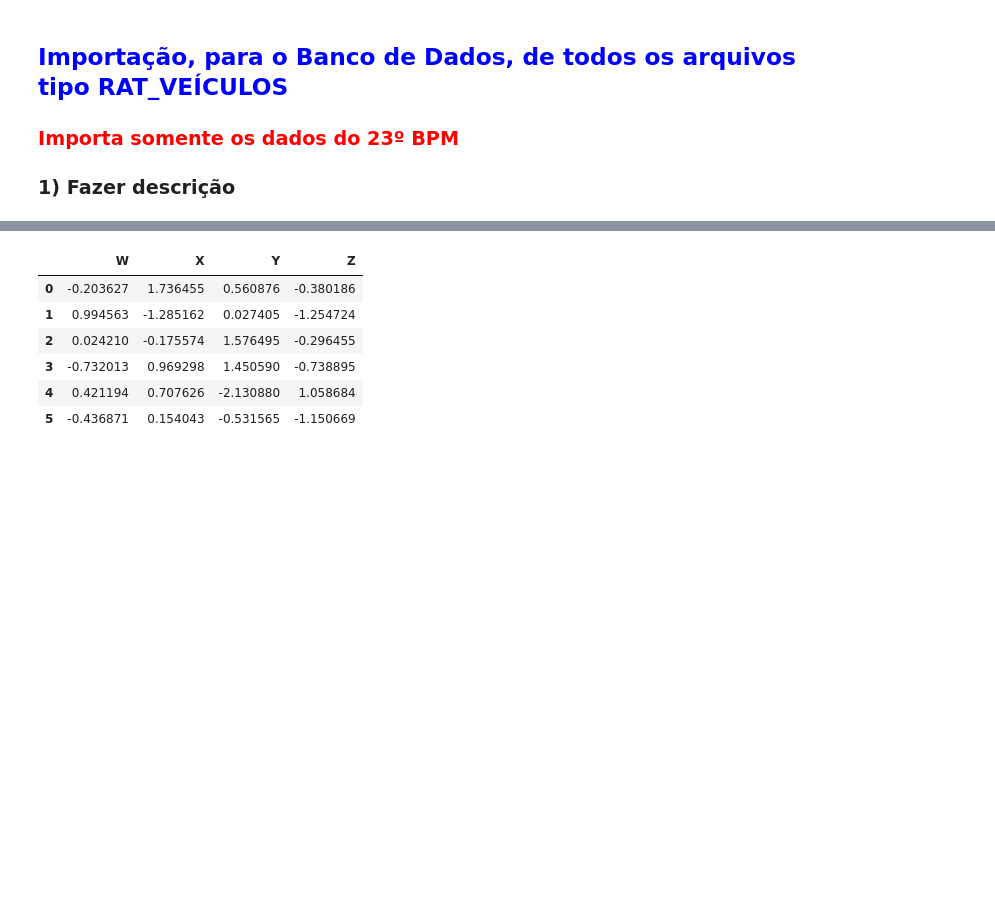
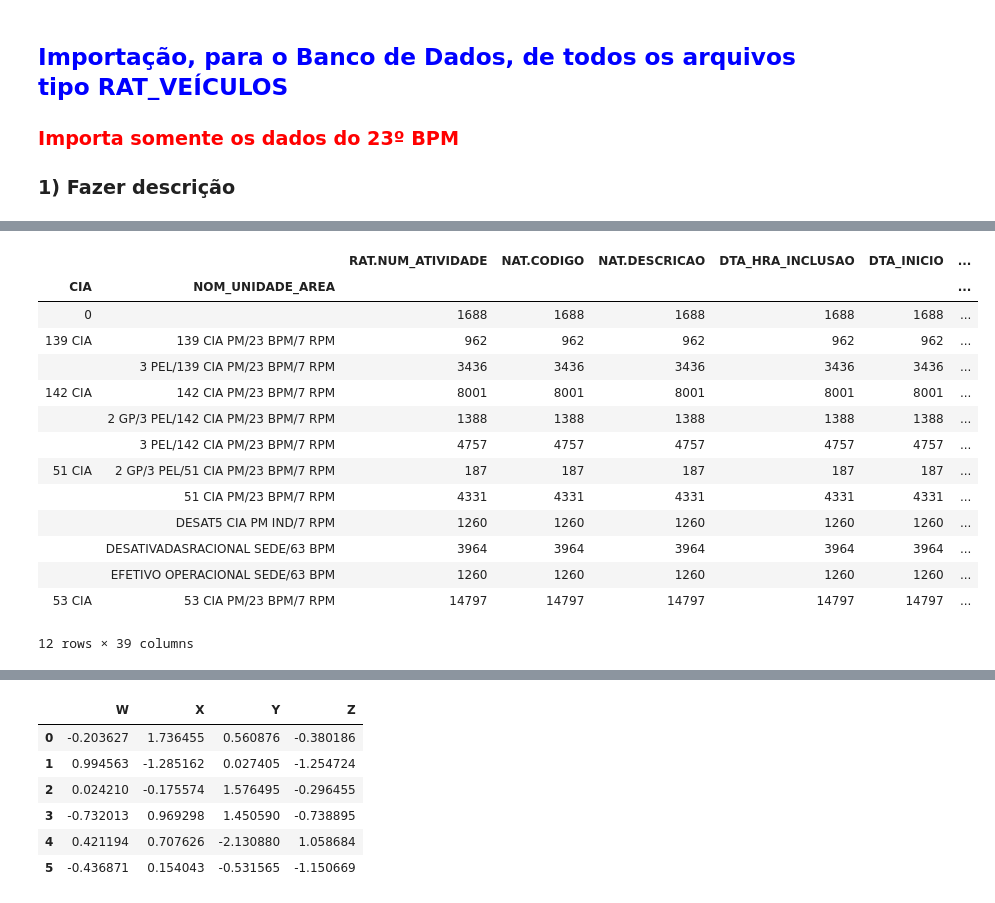
Before and after one commit to WENDEL4891/gdo-pandas, a Jupyter notebook: Vários CSVs para Banco de Dados.ipynb, the cells around one changed output, grey strips where cells are left out. Saved outputs shown, nothing was run; the diff lists cells and outputs as text; code cells hidden in the pictures; blank space fills up the shorter version.

```diff
--- a/Vários CSVs para Banco de Dados.ipynb
+++ b/Vários CSVs para Banco de Dados.ipynb
@@ -181,0 +366,18 @@ df_acum2
+# %%
+df_acum.groupby(['CIA', 'NOM_UNIDADE_AREA']).count()
+# %% [output]
+|  |  | RAT.NUM_ATIVIDADE | NAT.CODIGO | NAT.DESCRICAO | DTA_HRA_INCLUSAO | DTA_INICIO | ... |
+| CIA | NOM_UNIDADE_AREA |  |  |  |  |  | ... |
+| 0 |  | 1688 | 1688 | 1688 | 1688 | 1688 | ... |
+| 139 CIA | 139 CIA PM/23 BPM/7 RPM | 962 | 962 | 962 | 962 | 962 | ... |
+|  | 3 PEL/139 CIA PM/23 BPM/7 RPM | 3436 | 3436 | 3436 | 3436 | 3436 | ... |
+| 142 CIA | 142 CIA PM/23 BPM/7 RPM | 8001 | 8001 | 8001 | 8001 | 8001 | ... |
+|  | 2 GP/3 PEL/142 CIA PM/23 BPM/7 RPM | 1388 | 1388 | 1388 | 1388 | 1388 | ... |
+|  | 3 PEL/142 CIA PM/23 BPM/7 RPM | 4757 | 4757 | 4757 | 4757 | 4757 | ... |
+| 51 CIA | 2 GP/3 PEL/51 CIA PM/23 BPM/7 RPM | 187 | 187 | 187 | 187 | 187 | ... |
+|  | 51 CIA PM/23 BPM/7 RPM | 4331 | 4331 | 4331 | 4331 | 4331 | ... |
+|  | DESAT5 CIA PM IND/7 RPM | 1260 | 1260 | 1260 | 1260 | 1260 | ... |
+|  | DESATIVADASRACIONAL SEDE/63 BPM | 3964 | 3964 | 3964 | 3964 | 3964 | ... |
+|  | EFETIVO OPERACIONAL SEDE/63 BPM | 1260 | 1260 | 1260 | 1260 | 1260 | ... |
+| 53 CIA | 53 CIA PM/23 BPM/7 RPM | 14797 | 14797 | 14797 | 14797 | 14797 | ... |
+12 rows × 39 columns
```
Also changed, not shown: parts of 15 cells of this notebook, 1 other file.
